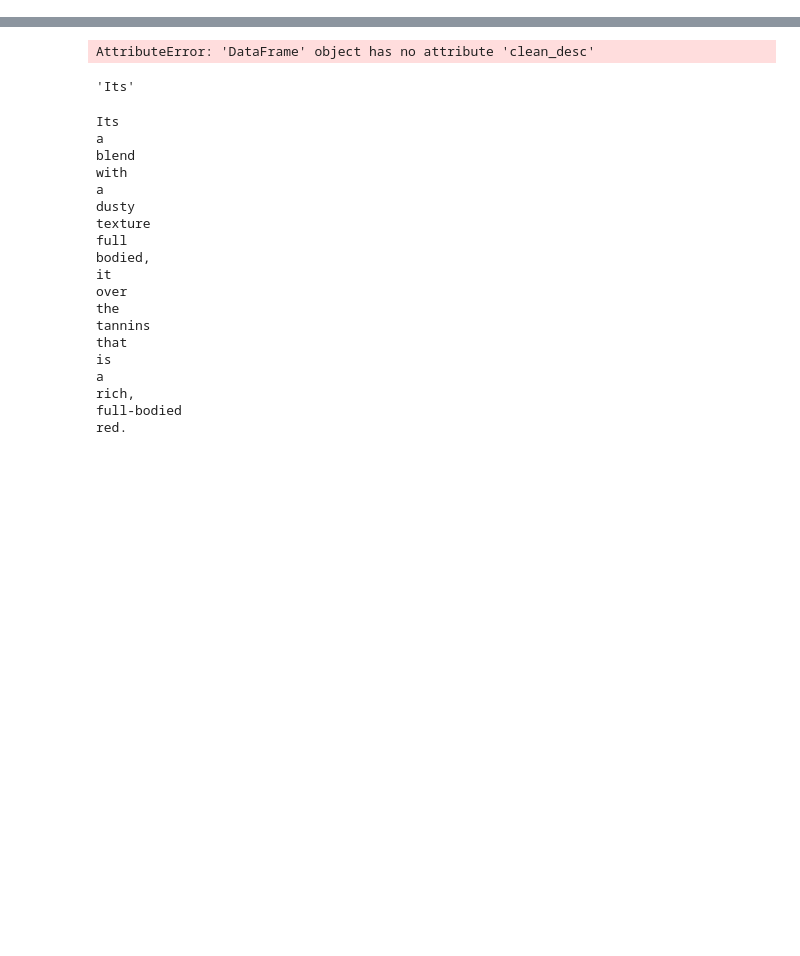
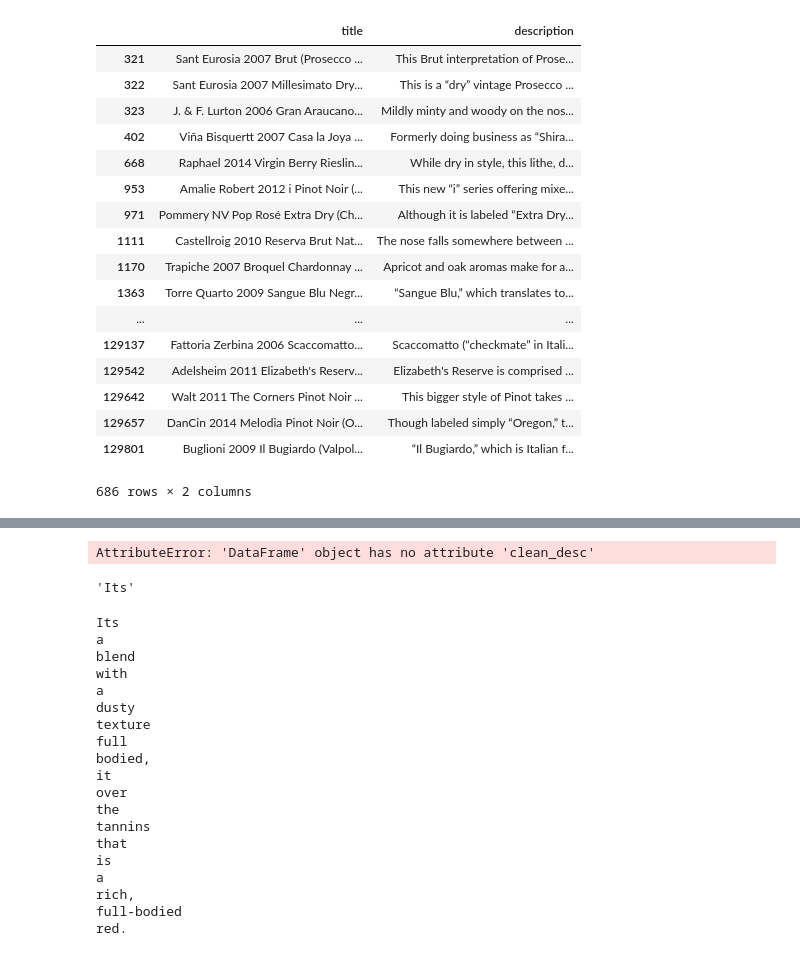
Before and after one commit to bakera81/wine, a Jupyter notebook: wine.ipynb, the cells around one changed output, grey strips where cells are left out. Cells and saved outputs as stored; diff of their text form; code cells hidden in the pictures; blank space fills up the shorter version.

```diff
--- a/wine.ipynb
+++ b/wine.ipynb
@@ -14,3 +14,25 @@ reviews.head()
 # %%
 wines = reviews[['title','description']]
 titles = reviews[['title']]
+# %%
+wines.assign(description=wines.description.str.replace('“', ''))
+wines[wines.description.str.contains('“')]
+# %% [output]
+|  | title | description |
+| 321 | Sant Eurosia 2007 Brut (Prosecco ... | This Brut interpretation of Prose... |
+| 322 | Sant Eurosia 2007 Millesimato Dry... | This is a “dry” vintage Prosecco ... |
+| 323 | J. & F. Lurton 2006 Gran Araucano... | Mildly minty and woody on the nos... |
+| 402 | Viña Bisquertt 2007 Casa la Joya ... | Formerly doing business as “Shira... |
+| 668 | Raphael 2014 Virgin Berry Rieslin... | While dry in style, this lithe, d... |
+| 953 | Amalie Robert 2012 i Pinot Noir (... | This new “i” series offering mixe... |
+| 971 | Pommery NV Pop Rosé Extra Dry (Ch... | Although it is labeled “Extra Dry... |
+| 1111 | Castellroig 2010 Reserva Brut Nat... | The nose falls somewhere between ... |
+| 1170 | Trapiche 2007 Broquel Chardonnay ... | Apricot and oak aromas make for a... |
+| 1363 | Torre Quarto 2009 Sangue Blu Negr... | “Sangue Blu,” which translates to... |
+| ... | ... | ... |
+| 129137 | Fattoria Zerbina 2006 Scaccomatto... | Scaccomatto (“checkmate” in Itali... |
+| 129542 | Adelsheim 2011 Elizabeth's Reserv... | Elizabeth's Reserve is comprised ... |
+| 129642 | Walt 2011 The Corners Pinot Noir ... | This bigger style of Pinot takes ... |
+| 129657 | DanCin 2014 Melodia Pinot Noir (O... | Though labeled simply “Oregon,” t... |
+| 129801 | Buglioni 2009 Il Bugiardo (Valpol... | “Il Bugiardo,” which is Italian f... |
+686 rows × 2 columns
```
Also changed, not shown: parts of 4 cells of this notebook.
